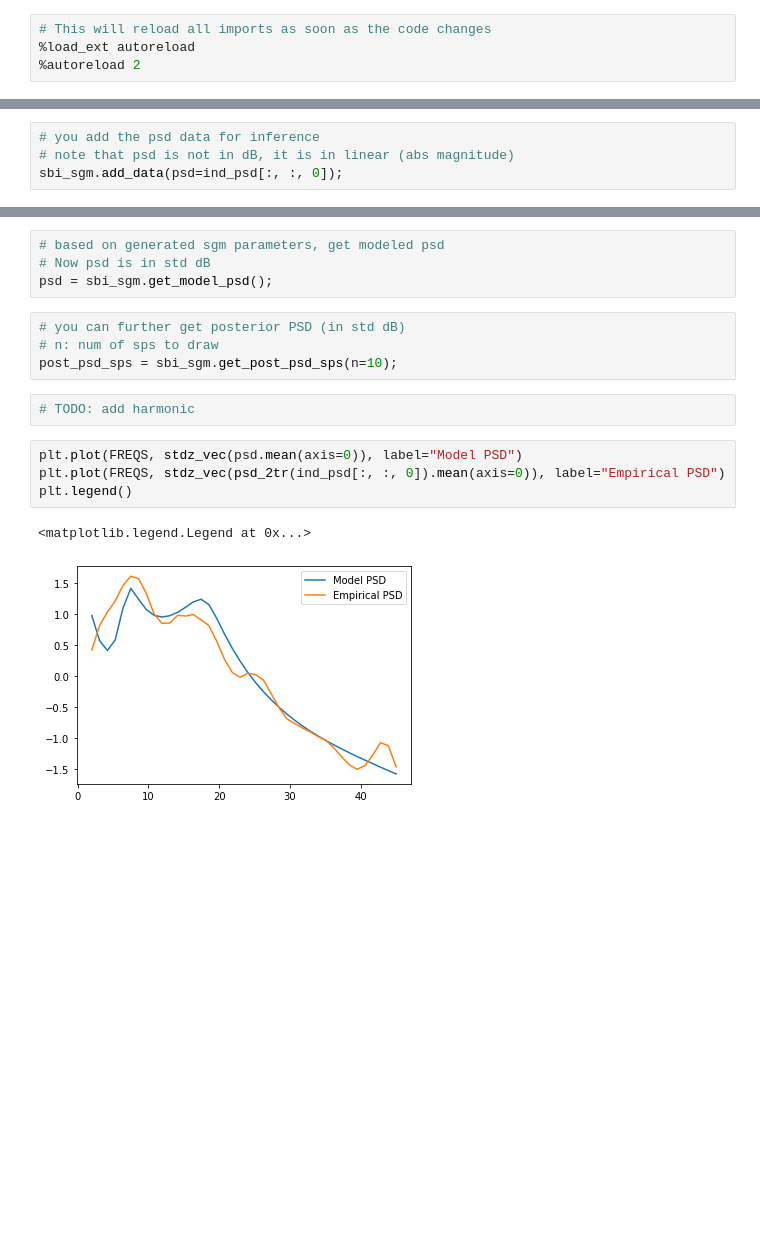
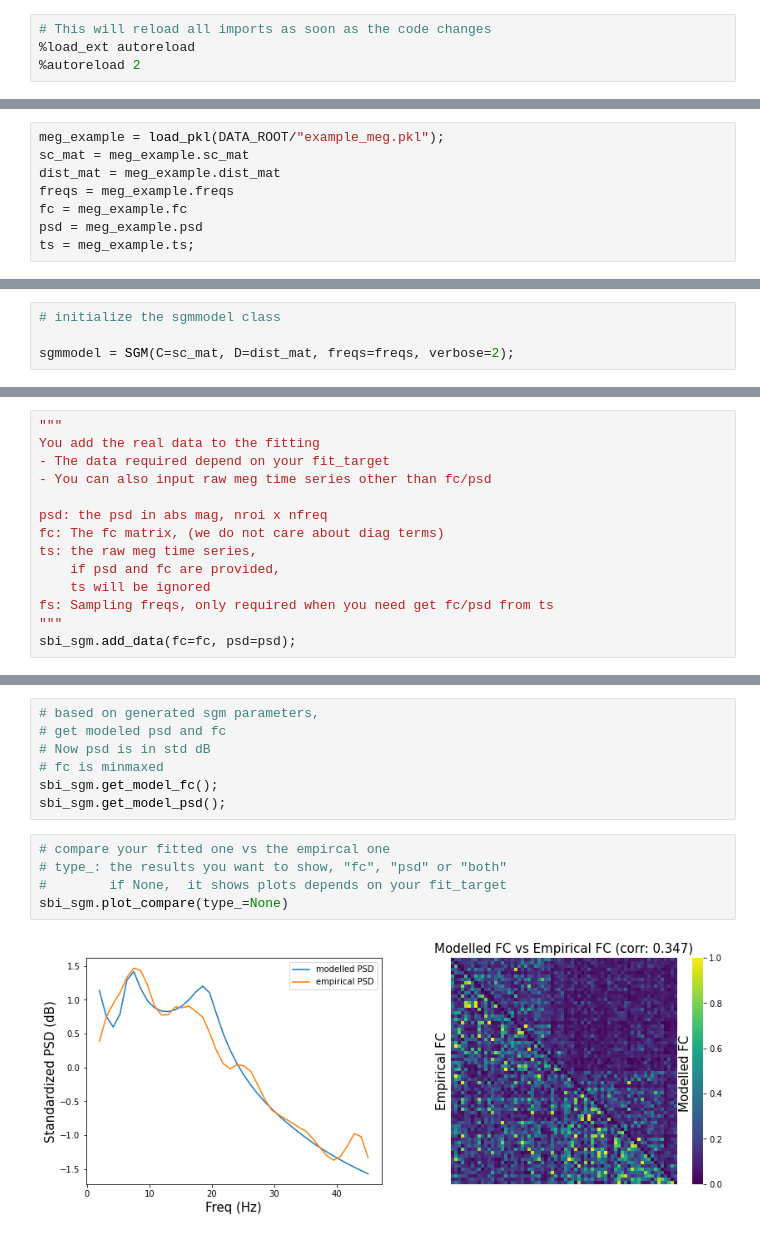
Before and after one commit to JINhuaqing/SBI-SGM-clean, a Jupyter notebook: notebooks/SBI_SGM_tutorial.ipynb, the cells around one changed output, grey strips where cells are left out. Saved outputs shown, nothing was run; the diff lists cells and outputs as text; blank space fills up the shorter version.

```diff
--- a/notebooks/SBI_SGM_tutorial.ipynb
+++ b/notebooks/SBI_SGM_tutorial.ipynb
@@ -56,0 +49,8 @@ sgmmodel = SGM(sc_mat, dist_mat, FREQS);
+# %%
+meg_example = load_pkl(DATA_ROOT/"example_meg.pkl");
+sc_mat = meg_example.sc_mat
+dist_mat = meg_example.dist_mat
+freqs = meg_example.freqs
+fc = meg_example.fc
+psd = meg_example.psd
+ts = meg_example.ts;
@@ -56,0 +59,4 @@ sgmmodel = SGM(sc_mat, dist_mat, FREQS);
+# %%
+# initialize the sgmmodel class
+
+sgmmodel = SGM(C=sc_mat, D=dist_mat, freqs=freqs, verbose=2);
@@ -85,2 +92,16 @@ sbi_sgm = SBI_SGM(sgmmodel, save_folder="test_sbisgm", verbose=1, num_prior_sps=
+# %%
+"""
+You add the real data to the fitting
+- The data required depend on your fit_target
+- You can also input raw meg time series other than fc/psd
+
+psd: the psd in abs mag, nroi x nfreq
+fc: The fc matrix, (we do not care about diag terms)
+ts: the raw meg time series,
+    if psd and fc are provided,
+    ts will be ignored
+fs: Sampling freqs, only required when you need get fc/psd from ts
+"""
+sbi_sgm.add_data(fc=fc, psd=psd);
 # %%
 # now you can fit the model
@@ -92,7 +122,3 @@ sbi_sgm.SBI_fit(load=False)
-# %%
-# you add the psd data for inference
-# note that psd is not in dB, it is in linear (abs magnitude)
-sbi_sgm.add_data(psd=ind_psd[:, :, 0]);
 # %%
 # Get the posterior samples of SGM parameters
 # n: num of sps to draw
@@ -106,17 +139,14 @@ X = torch.linalg.solve_triangular(A, B). (Triggered internally at  ../aten/src/A
 # %%
-# based on generated sgm parameters, get modeled psd
+# based on generated sgm parameters,
+# get modeled psd and fc
 # Now psd is in std dB
-psd = sbi_sgm.get_model_psd();
+# fc is minmaxed
+sbi_sgm.get_model_fc();
+sbi_sgm.get_model_psd();
-# %%
-# you can further get posterior PSD (in std dB)
-# n: num of sps to draw
-post_psd_sps = sbi_sgm.get_post_psd_sps(n=10);
-# %%
-# TODO: add harmonic
-# %%
-plt.plot(FREQS, stdz_vec(psd.mean(axis=0)), label="Model PSD")
-plt.plot(FREQS, stdz_vec(psd_2tr(ind_psd[:, :, 0]).mean(axis=0)), label="Empirical PSD")
-plt.legend()
-# %% [output]
-<matplotlib.legend.Legend at 0x...>
-[figure, removed]
+# %%
+# compare your fitted one vs the empircal one
+# type_: the results you want to show, "fc", "psd" or "both"
+#        if None,  it shows plots depends on your fit_target
+sbi_sgm.plot_compare(type_=None)
+# %% [output]
+[figure, added]
```
Also changed, not shown: parts of 17 cells of this notebook, 36 other files.
